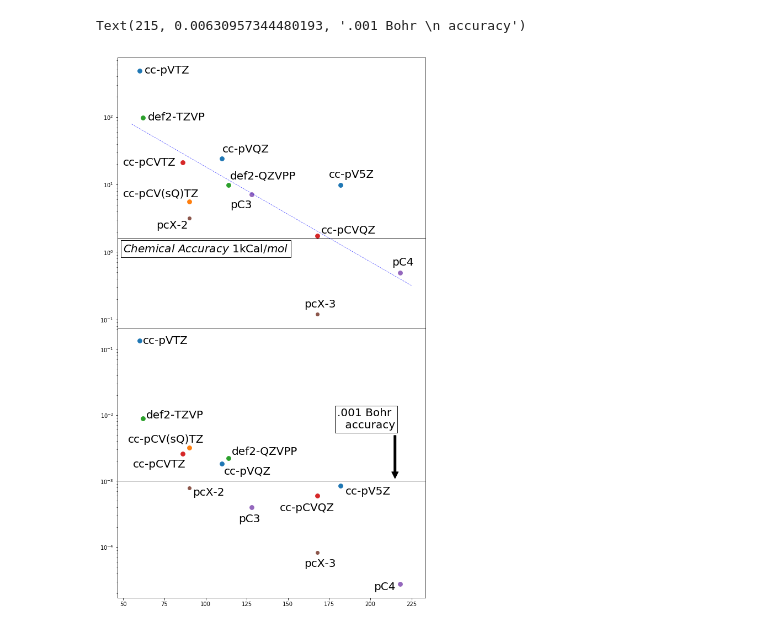
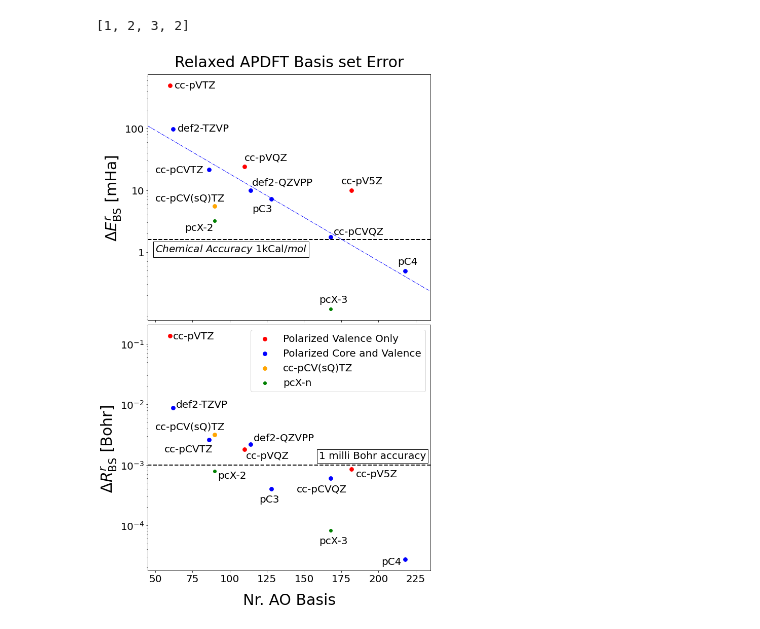
Before and after one commit to ferchault/APDFT, a Jupyter notebook: prototyping/hessian/AAFF/2_Basis_set_effects/Plots.ipynb, the cells around one changed output. Drawn from its saved outputs; the diff is of its cells as text; code cells hidden in the pictures.

Commit message:
joint plots

```diff
--- a/prototyping/hessian/AAFF/2_Basis_set_effects/Plots.ipynb
+++ b/prototyping/hessian/AAFF/2_Basis_set_effects/Plots.ipynb
@@ -187,21 +187,34 @@ plt.savefig("scatter_BLe.png",bbox_inches="tight")
+# %%
+[1,2]+[3,2]
+# %% [output]
+[1, 2, 3, 2]
 # %%
 fig=plt.figure(figsize=(10,18))
-axs=fig.subplots(2,1,sharex=True,gridspec_kw={"hspace":0})
+axs=fig.subplots(2,1,sharex=True,gridspec_kw={"hspace":.02})
 ax0,ax1=axs[0],axs[1]
 
+
 ax0.semilogy()
-#ax0.title("Basis set Error in APDFT energy predictions", fontsize=30,pad=15,loc="right")
+ax0.set_title("Relaxed APDFT Basis set Error", fontsize=30,pad=15,loc="center")
+ax0.set_ylabel("$\Delta E_{\mathrm{BS}}^r$ [mHa] ",size=30)
+
+
 msz=60
-ax0.scatter([naoArr[i] for i in [0,4,8]],[eMAE[i] for i in [0,4,8]],marker='o',s=msz,label="cc-pVnZ")
-ax0.scatter(naoArr[3],eMAE[3],marker='o',s=msz,label="cc-pCV(sQ)TZ")
-ax0.scatter([naoArr[i] for i in [1,5]],[eMAE[i] for i in [1,5]],marker='o',s=msz,label="def2-nZVP")
-ax0.scatter([naoArr[i] for i in [2,7]],[eMAE[i] for i in [2,7]],marker='o',s=msz,label="cc-pCVnZ")
-ax0.scatter([naoArr[i] for i in [6,9]],[eMAE[i] for i in [6,9]],marker='o',s=msz,label="pC-n")
-ax0.scatter(pcxdf.nAO,np.asarray(pcxdf.energy_MAE)*1000,label="pcX-n")
+ax0.scatter([naoArr[i] for i in [0,4,8]],[eMAE[i] for i in [0,4,8]],marker='o',s=msz,color="red",label="cc-pVnZ")
+ax0.scatter(naoArr[3],eMAE[3],marker='o',s=msz,color="orange",label="cc-pCV(sQ)TZ")
+#ax0.scatter([naoArr[i] for i in [1,5]],[eMAE[i] for i in [1,5]],marker='o',s=msz,color="blue",label="def2-nZVP")
+#ax0.scatter([naoArr[i] for i in [2,7]],[eMAE[i] for i in [2,7]],marker='o',s=msz,color="blue",label="cc-pCVnZ")
+#ax0.scatter([naoArr[i] for i in [6,9]],[eMAE[i] for i in [6,9]],marker='o',s=msz,color="blue",label="pC-n")
 
-ax0.axhline(1000/hartree2kcal,lw=1,color="black")
-ax0.plot(np.asarray([55,225]), 10**(m*np.asarray([55,225]) + b+3),lw=.5,color="blue",ls='-.')
+ax0.scatter([naoArr[i] for i in [1,5]]+[naoArr[i] for i in [2,7,6,9]],
+            [eMAE[i] for i in [1,5]]+[eMAE[i] for i in [2,7,6,9]],marker='o',s=msz,color="blue",label="Polarized Core and Valence")
 
+ax0.scatter(pcxdf.nAO,np.asarray(pcxdf.energy_MAE)*1000,color="green",label="pcX-n")
+
+ax0.axhline(1000/hartree2kcal,lw=2,color="black",ls="--")
+#print(dir(ax0))
+ax0.plot(np.asarray([45,240]), 10**(m*np.asarray([45,240]) + b+3),lw=1,color="blue",ls='-.')
+ax0.set_xlim(45,235)
 #texts
 tfs=20
 ax0.text(63,10**(-.35+3),"cc-pVTZ",fontsize=tfs)
@@ -217,44 +230,55 @@ ax0.text(160,10**(-3.82+3),"pcX-3",fontsize=tfs)
 ax0.text(175,10**(-1.9+3),"cc-pV5Z",fontsize=tfs)
 ax0.text(213,10**(-3.2+3),"pC4",fontsize=tfs)
 
+ax0.set_yticks([1,10,100])
+ax0.set_yticklabels(["1","10","100"],size=tfs)
+
 ax0.text(50,10**(-.0),"$Chemical \ Accuracy$ 1kCal/$mol$",fontsize=tfs,color="black",bbox={'facecolor':"white"})
 
 
 #################-------AX 1-------###########
 ax1.semilogy()
 
 msz=60
-ax1.scatter([naoArr[i] for i in [0,4,8]],[rMAE[i] for i in [0,4,8]],marker='o',s=msz,label="cc-pVnZ")
-ax1.scatter(naoArr[3],rMAE[3],marker='o',s=msz,label="cc-pCV(sQ)TZ")
-ax1.scatter([naoArr[i] for i in [1,5]],[rMAE[i] for i in [1,5]],marker='o',s=msz,label="def2-nZVP")
-ax1.scatter([naoArr[i] for i in [2,7]],[rMAE[i] for i in [2,7]],marker='o',s=msz,label="cc-pCVnZ")
-ax1.scatter([naoArr[i] for i in [6,9]],[rMAE[i] for i in [6,9]],marker='o',s=msz,label="pC-n")
-ax1.scatter(pcxdf.nAO,np.asarray(pcxdf.rad_MAE),label="pcX-n")
+ax1.scatter([naoArr[i] for i in [0,4,8]],[rMAE[i] for i in [0,4,8]],marker='o',color="red",s=msz,label="Polarized Valence Only")
+ax1.scatter([naoArr[i] for i in [1,5,2,7,6,9]],[rMAE[i] for i in [1,5,2,7,6,9]],marker='o',color="blue",s=msz,\
+            label="Polarized Core and Valence")
 
+#ax1.scatter([naoArr[i] for i in [1,5]],[rMAE[i] for i in [1,5]],marker='o',color="blue",s=msz,label="def2-nZVP")
+#ax1.scatter([naoArr[i] for i in [2,7]],[rMAE[i] for i in [2,7]],marker='o',color="blue",s=msz,label="cc-pCVnZ")
+#ax1.scatter([naoArr[i] for i in [6,9]],[rMAE[i] for i in [6,9]],marker='o',color="blue",s=msz,label="pC-n")
 
+ax1.scatter(naoArr[3],rMAE[3],marker='o',s=msz,color="orange",label="cc-pCV(sQ)TZ")
+ax1.scatter(pcxdf.nAO,np.asarray(pcxdf.rad_MAE),color="green",label="pcX-n")
 
-#ax1.ylabel(" $\Delta R_\mathrm{BS}^r$ [Bohr]  ",size=30)
-#ax1.xlabel("Nr. AO Basis",size=30,labelpad=18)
+ax1.set_ylabel(" $\Delta R_\mathrm{BS}^r$ [Bohr]  ",size=30)
+ax1.set_xlabel("Nr. AO Basis",size=30,labelpad=18)
 
-ax1.axhline(10**-3,color="black",lw=1)
+ax1.axhline(10**-3,color="black",lw=2,ls="--")
 
+ax1.legend(fontsize=tfs)
 #texts
 tfs=20
 ax1.text(62,10**-.92,"cc-pVTZ",fontsize=tfs)
 ax1.text(64,10**-2.05,"def2-TZVP",fontsize=tfs)
 ax1.text(56,10**-2.79,"cc-pCVTZ",fontsize=tfs)
-ax1.text(53,10**-2.42,"cc-pCV(sQ)TZ",fontsize=tfs)
+ax1.text(50,10**-2.42,"cc-pCV(sQ)TZ",fontsize=tfs)
 ax1.text(92,10**-3.22,"pcX-2",fontsize=tfs)
 ax1.text(111,10**-2.9,"cc-pVQZ",fontsize=tfs)
 ax1.text(116,10**-2.6,"def2-QZVPP",fontsize=tfs)
 ax1.text(120,10**-3.62,"pC3",fontsize=tfs)
 ax1.text(145,10**-3.45,"cc-pCVQZ",fontsize=tfs)
 ax1.text(160,10**-4.3,"pcX-3",fontsize=tfs)
 ax1.text(185,10**-3.2,"cc-pV5Z",fontsize=tfs)
 ax1.text(202,10**-4.65,"pC4",fontsize=tfs)
 
-ax1.text(".001 Bohr \n accuracy",xy=(215,10**-3.0), xytext=(215, 10**-2.2), ha="right",
-             arrowprops=dict(facecolor='black', shrink=0.05),fontsize=tfs,bbox={'facecolor':"white"})
+ax1.text(160, 10**-2.9,"1 milli Bohr accuracy",fontsize=tfs,bbox={'facecolor':"white"})
+
+ax1.set_yticks([1e-04,0.001,0.01,0.1])
+ax1.set_yticklabels(["$10^{-4}$","$10^{-3}$","$10^{-2}$","$10^{-1}$"],size=tfs)
+ax1.set_xticks([50.0,75.0,100.0,125.0,150.0,175.0,200.0,225.0])
+ax1.set_xticklabels([str(int(x)) for x in [50.0,75.0,100.0,125.0,150.0,175.0,200.0,225.0]],size=tfs)
+pass
+plt.savefig("APDFT_BS_error.png",bbox_inches="tight")
 # %% [output]
-Text(215, 0.00630957344480193, '.001 Bohr \n accuracy')
-[figure, old version]
+[figure, new version]
```
Also changed, not shown: parts of 3 cells of this notebook.
